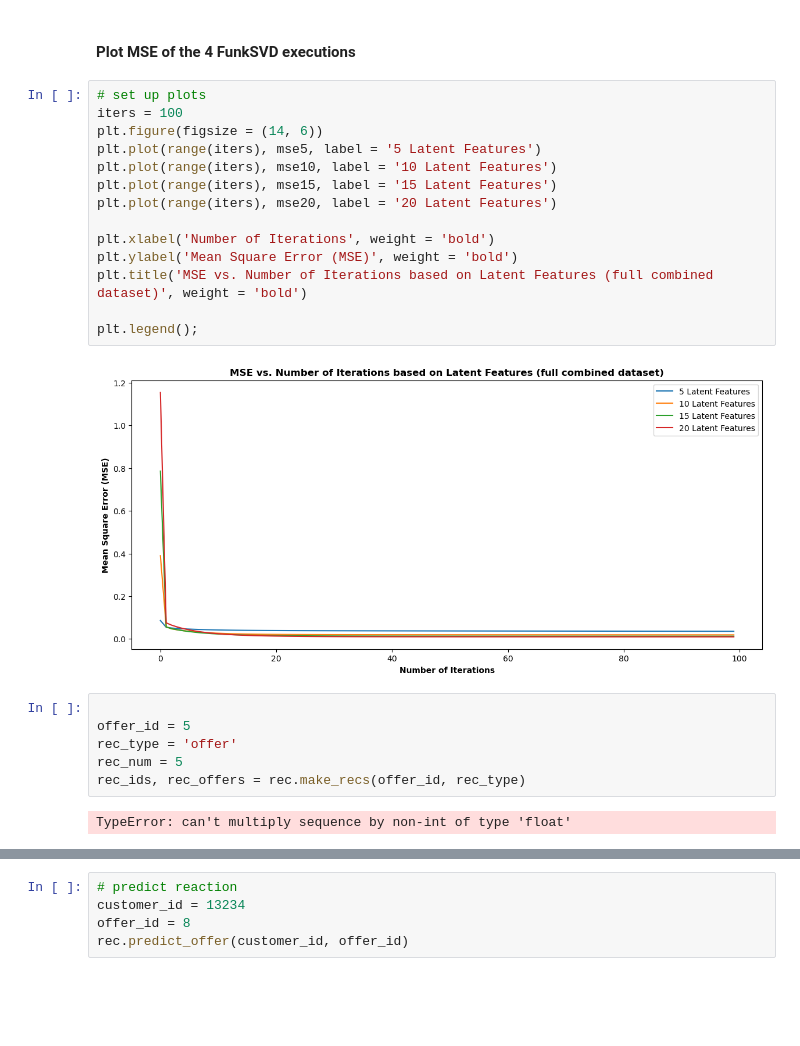
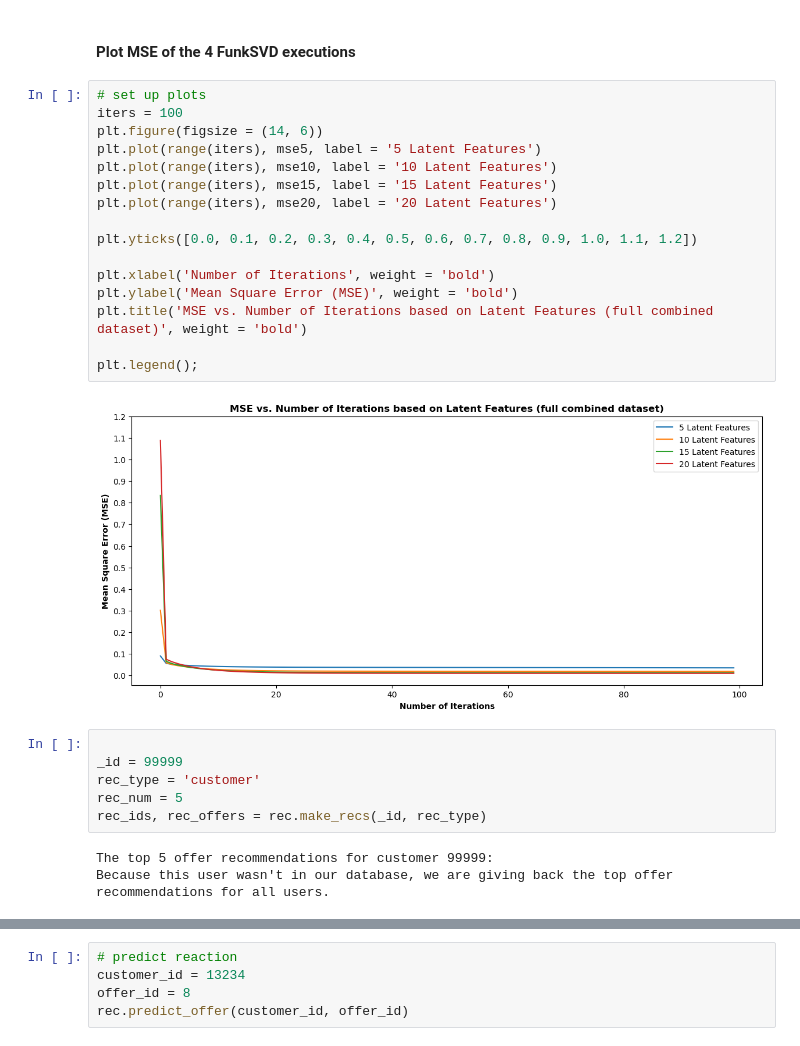
Before and after one commit to mmascaro864/capstone, a Jupyter notebook: starbucks_capstone.ipynb, the cells around one changed output, grey strips where cells are left out. Drawn from its saved outputs; the diff is of its cells as text; blank space fills up the shorter version.

```diff
--- a/starbucks_capstone.ipynb
+++ b/starbucks_capstone.ipynb
@@ -848,27 +848,30 @@ Iterations | Mean Squared Error
 # %%
 # set up plots
 iters = 100
 plt.figure(figsize = (14, 6))
 plt.plot(range(iters), mse5, label = '5 Latent Features')
 plt.plot(range(iters), mse10, label = '10 Latent Features')
 plt.plot(range(iters), mse15, label = '15 Latent Features')
 plt.plot(range(iters), mse20, label = '20 Latent Features')
 
+plt.yticks([0.0, 0.1, 0.2, 0.3, 0.4, 0.5, 0.6, 0.7, 0.8, 0.9, 1.0, 1.1, 1.2])
+
 plt.xlabel('Number of Iterations', weight = 'bold')
 plt.ylabel('Mean Square Error (MSE)', weight = 'bold')
 plt.title('MSE vs. Number of Iterations based on Latent Features (full combined dataset)', weight = 'bold')
 
 plt.legend();
 # %% [output]
-[figure, old version]
+[figure, new version]
 # %%
 
-offer_id = 5
-rec_type = 'offer'
+_id = 99999
+rec_type = 'customer'
 rec_num = 5
-rec_ids, rec_offers = rec.make_recs(offer_id, rec_type)
+rec_ids, rec_offers = rec.make_recs(_id, rec_type)
 # %% [output]
-TypeError: can't multiply sequence by non-int of type 'float'
+The top 5 offer recommendations for customer 99999:
+Because this user wasn't in our database, we are giving back the top offer recommendations for all users.
 # %%
 print(rec_ids, rec_offers)
 # %% [output]
```
Also changed, not shown: parts of 5 cells of this notebook, 1 other file.
